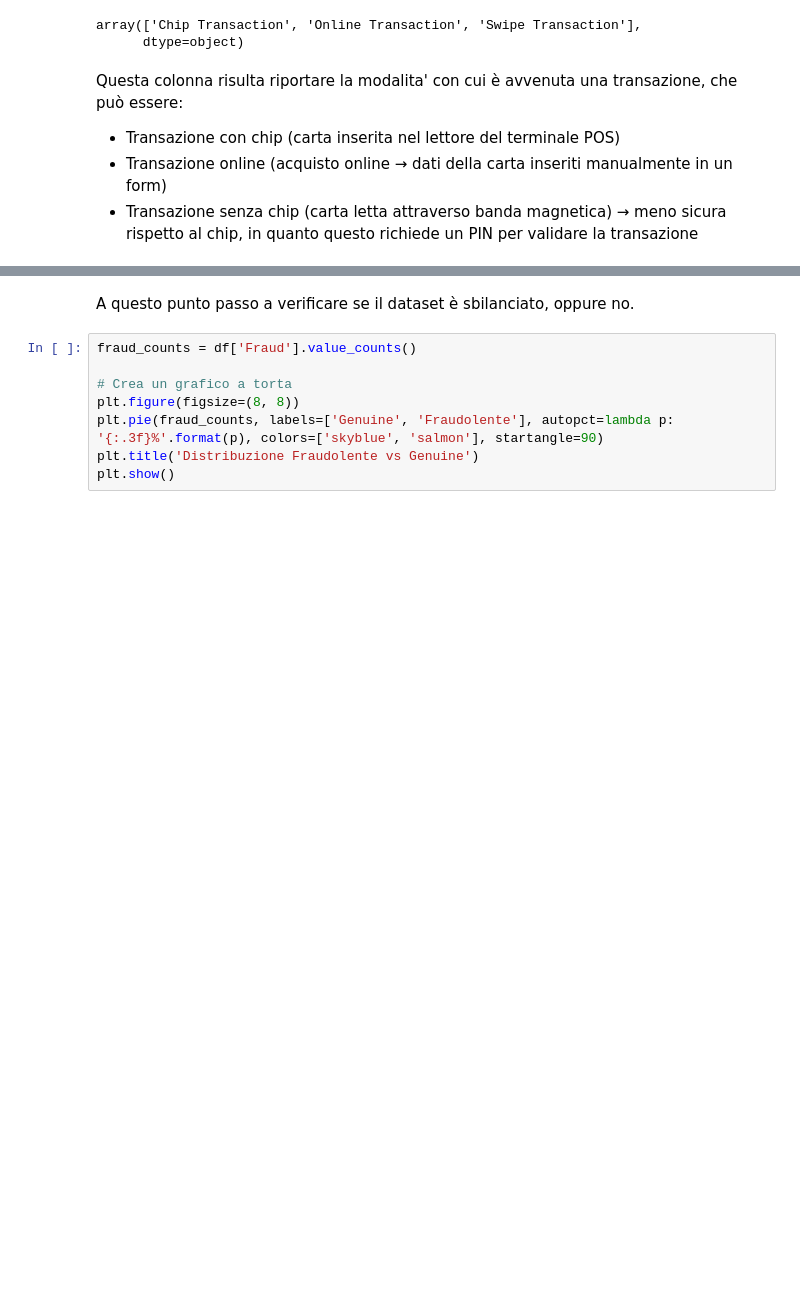
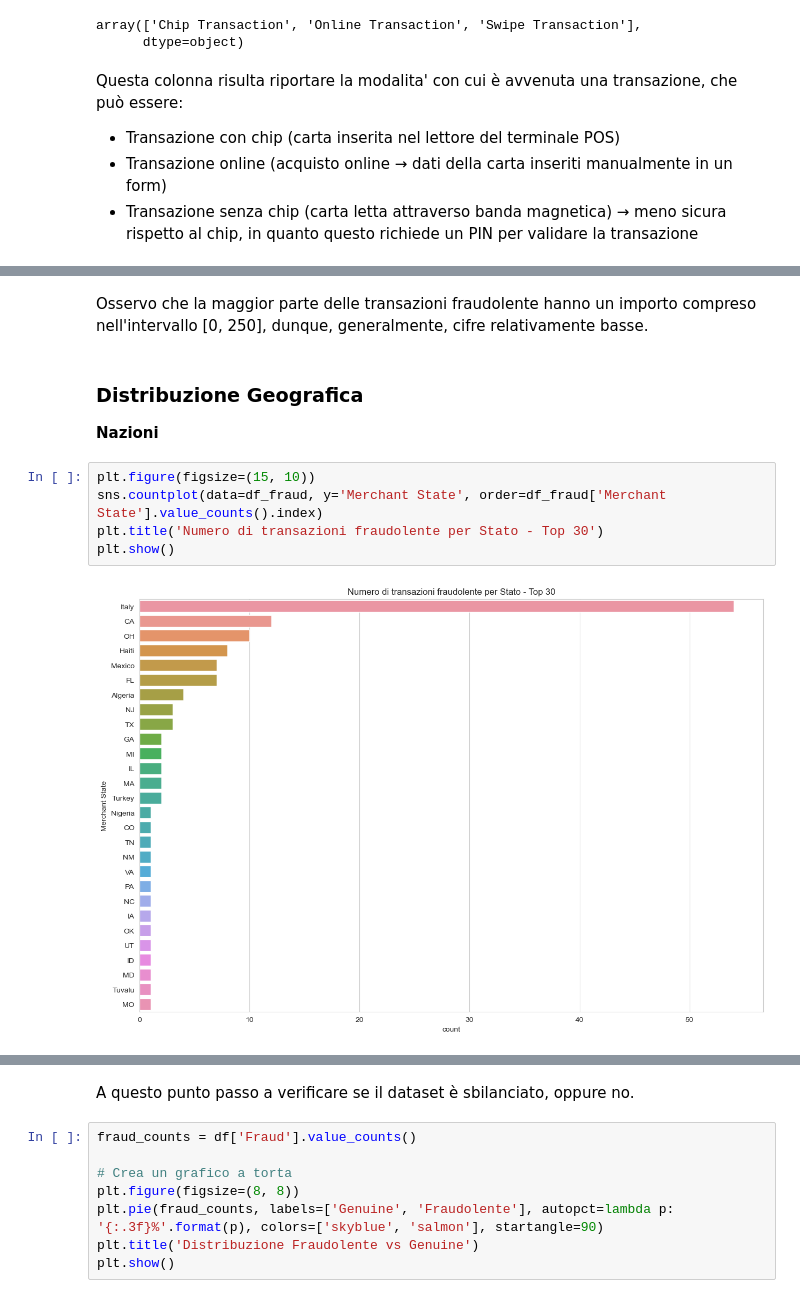
Before and after one commit to marcosantoriello/CCFDetector, a Jupyter notebook: CreditCardFraudDetector.ipynb, the cells around one changed output, grey strips where cells are left out. Saved outputs shown, nothing was run; the diff lists cells and outputs as text; blank space fills up the shorter version.

```diff
--- a/CreditCardFraudDetector.ipynb
+++ b/CreditCardFraudDetector.ipynb
@@ -127,0 +163,12 @@ Questa colonna risulta riportare la modalita' con cui è avvenuta una transazion
+# %% [markdown]
+Osservo che la maggior parte delle transazioni fraudolente hanno un importo compreso nell'intervallo [0, 250], dunque, generalmente, cifre relativamente basse.
+# %% [markdown]
+### Distribuzione Geografica
+**Nazioni**
+# %%
+plt.figure(figsize=(15, 10))
+sns.countplot(data=df_fraud, y='Merchant State', order=df_fraud['Merchant State'].value_counts().index)
+plt.title('Numero di transazioni fraudolente per Stato - Top 30')
+plt.show()
+# %% [output]
+[figure, added]
```
Also changed, not shown: parts of 26 cells of this notebook, 10 other files.
